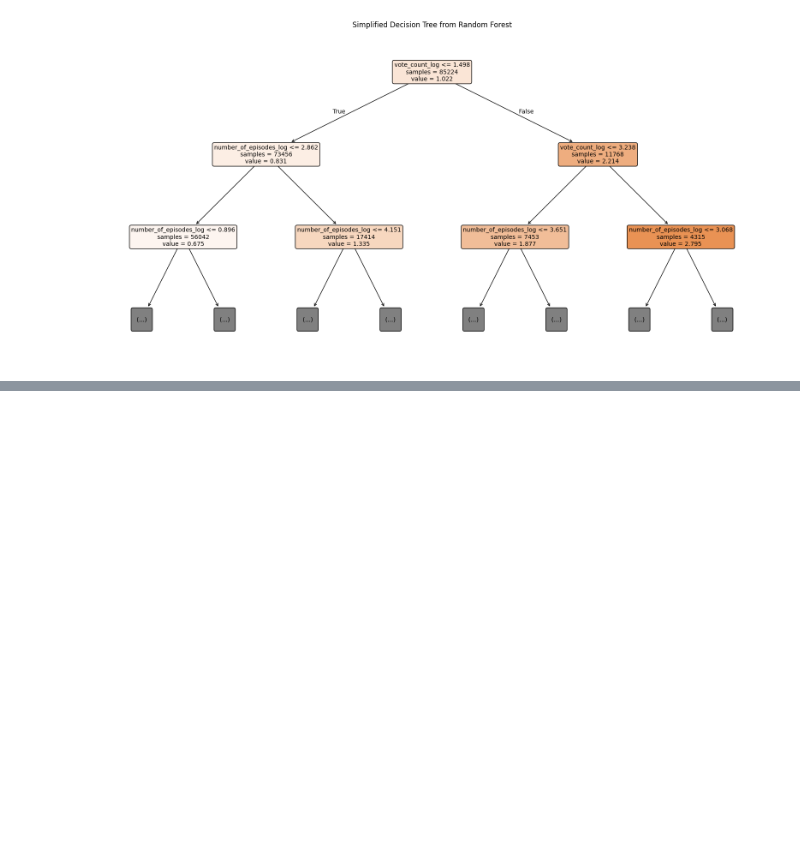
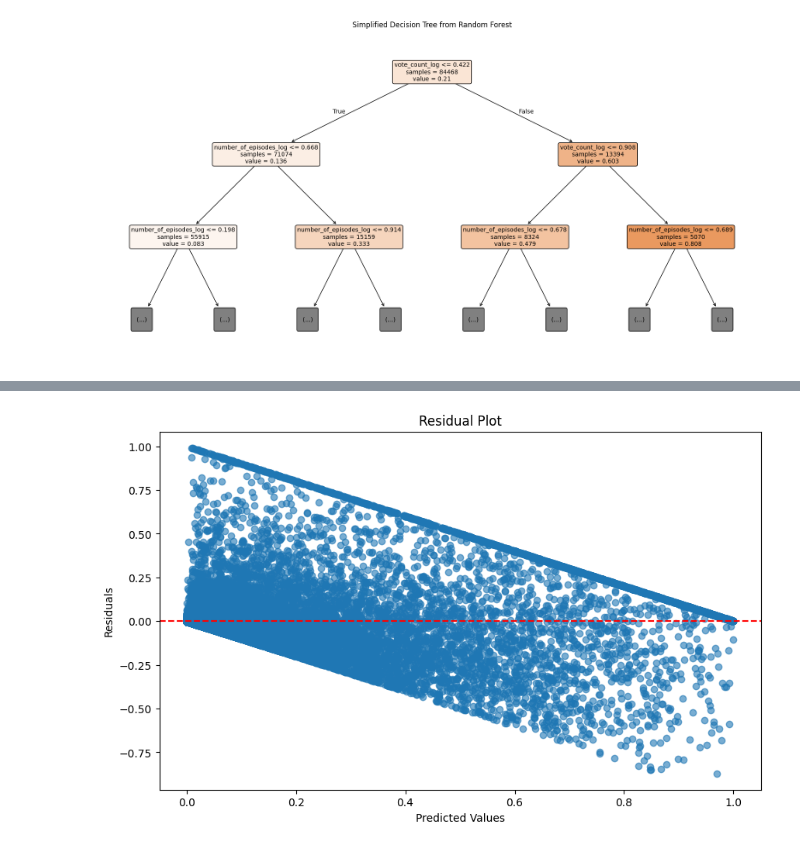
Before and after one commit to DirecTV-Team1A-NextGen-Rec/directv_tvrec, a Jupyter notebook: 11.) Random_Forest_Model.ipynb, the cells around one changed output, grey strips where cells are left out. Cells and saved outputs as stored; diff of their text form; code cells hidden in the pictures; blank space fills up the shorter version.

```diff
--- a/11.) Random_Forest_Model.ipynb
+++ b/11.) Random_Forest_Model.ipynb
@@ -121 +133,4 @@ df.drop(columns=encode_cols,axis=1,inplace=True)
+# %%
+# convert the boolean values to integers (True -> 1, False -> 0)
+df['adult'] = df['adult'].astype(int)
 # %%
@@ -204,20 +223,20 @@ print(df[numerical_columns_log].describe())
 75%            1.945910        1.243578              3.761200
 max            2.397895        8.218250              8.705000
 # %%
-# Winsorize
+#Winsorization
 from scipy.stats.mstats import winsorize
 
 # Define the limits for Winsorization
 lower_limit = 0.05  # 5th percentile
 upper_limit = 0.95  # 95th percentile
 
-# Winsorize each numerical column and add it back to the DataFrame
+# Winsorize each numerical column in-place
 for col in numerical_columns:
-    df[col + '_winsorized'] = winsorize(df[col], limits=(lower_limit, 1 - upper_limit))
+    df[col] = winsorize(df[col], limits=(lower_limit, 1 - upper_limit))
 
-# Winsorize each log-transformed numerical column and add it back to the DataFrame
+# Winsorize each log-transformed numerical column in-place
 for col in numerical_columns_log:
-    df[col + '_winsorized'] = winsorize(df[col], limits=(lower_limit, 1 - upper_limit))
+    df[col] = winsorize(df[col], limits=(lower_limit, 1 - upper_limit))
 # %%
 # Normalize
 from sklearn.preprocessing import MinMaxScaler
@@ -228,9 +247,9 @@ numeric_columns = df.select_dtypes(include=['float64', 'int64']).columns
 # Initialize the MinMaxScaler
 scaler = MinMaxScaler()
 
-# Apply scaling and add columns with '_norm' suffix to the DataFrame
-df[[col + '_norm' for col in numeric_columns]] = scaler.fit_transform(df[numeric_columns])
+# Apply scaling in-place
+df[numeric_columns] = scaler.fit_transform(df[numeric_columns])
 
-# Display the updated DataFrame to confirm new normalized columns
+# Display the updated DataFrame to confirm normalized columns
 print(df.head())
 # %% [output]
@@ -304,4 +277,0 @@ Test R^2: 0.1352
-# %%
-df['popularity'] = df['popularity'].fillna(df['popularity'].mean())
-df['popularity_log'] = df['popularity_log'].fillna(df['popularity_log'].mean())
-y.isnull().sum()
@@ -752,3 +511,16 @@ Test R^2: 0.6748
+# %%
+residuals = y_test - rf_predictions_test
+
+# Create the residual plot
+plt.figure(figsize=(10, 6))
+plt.scatter(rf_predictions_test, residuals, alpha=0.6)
+plt.xlabel('Predicted Values')
+plt.ylabel('Residuals')
+plt.title('Residual Plot')
+plt.axhline(y=0, color='r', linestyle='--')
+plt.show()
+# %% [output]
+[figure, added]
 # %%
 from sklearn.tree import plot_tree
 import matplotlib.pyplot as plt
```
Also changed, not shown: parts of 19 cells of this notebook.
